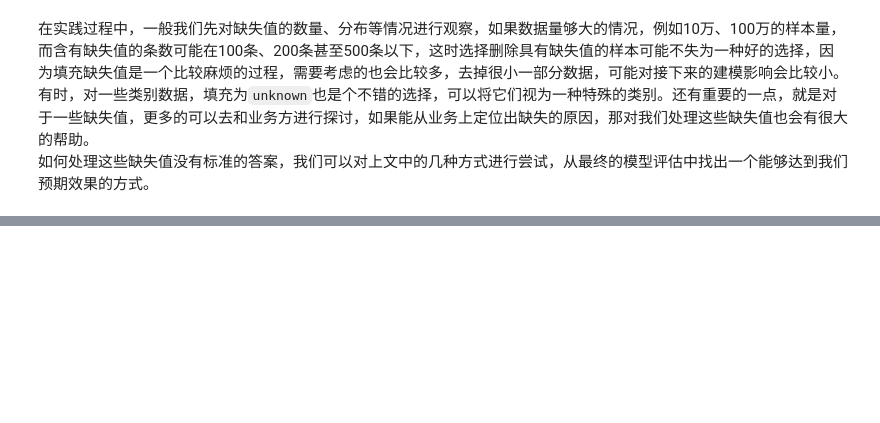
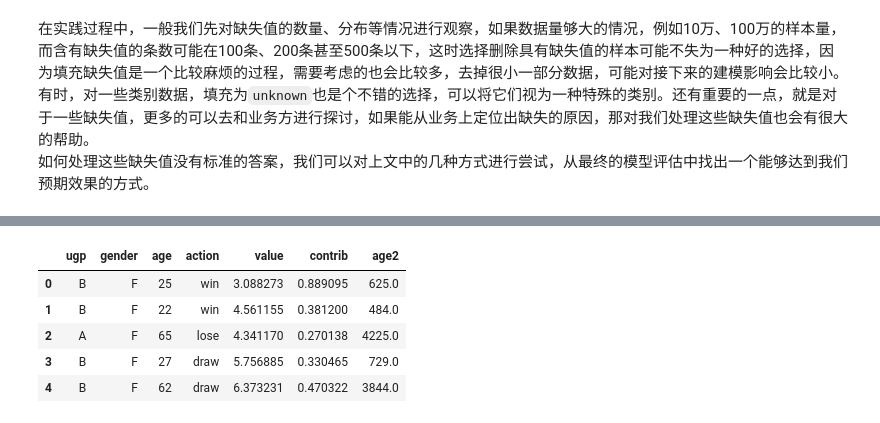
Before and after one commit to snowhyzhang/ml-landing, a Jupyter notebook: Chp 2 - data_preprocessing.ipynb, the cells around one changed output, grey strips where cells are left out. Cells and saved outputs as stored; diff of their text form; code cells hidden in the pictures; blank space fills up the shorter version.

```diff
--- a/Chp 2 - data_preprocessing.ipynb
+++ b/Chp 2 - data_preprocessing.ipynb
@@ -505,0 +724,17 @@ missing_data3
+# %%
+# 生成一个age平方的特征
+
+from sklearn.preprocessing import PolynomialFeatures
+
+poly_data = data.copy()
+poly = PolynomialFeatures(2, include_bias=False)
+poly2_data = poly.fit_transform(data[['age']])
+poly_data['age2'] = poly2_data[:, 1]
+poly_data.head()
+# %% [output]
+|  | ugp | gender | age | action | value | contrib | age2 |
+| 0 | B | F | 25 | win | 3.088273 | 0.889095 | 625.0 |
+| 1 | B | F | 22 | win | 4.561155 | 0.381200 | 484.0 |
+| 2 | A | F | 65 | lose | 4.341170 | 0.270138 | 4225.0 |
+| 3 | B | F | 27 | draw | 5.756885 | 0.330465 | 729.0 |
+| 4 | B | F | 62 | draw | 6.373231 | 0.470322 | 3844.0 |
```
Also changed, not shown: parts of 47 cells of this notebook.
